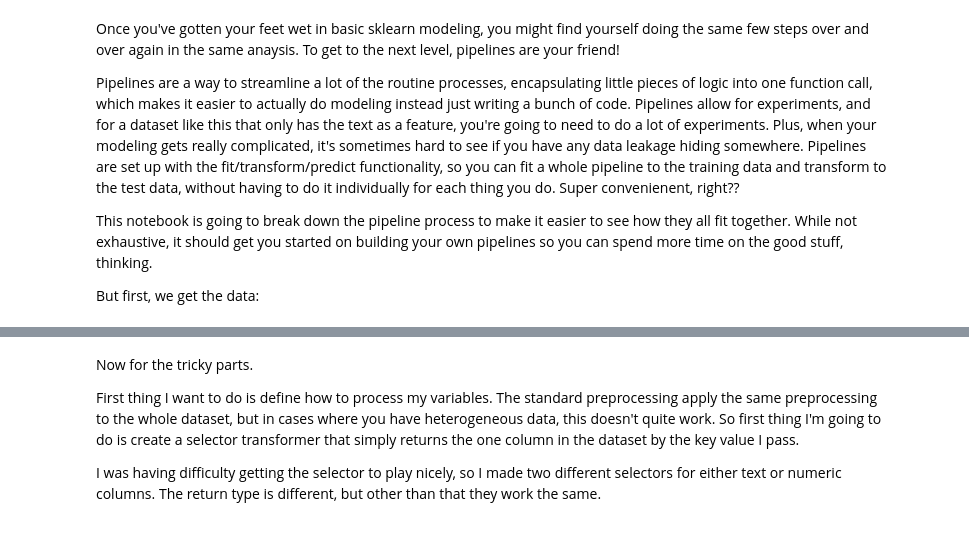
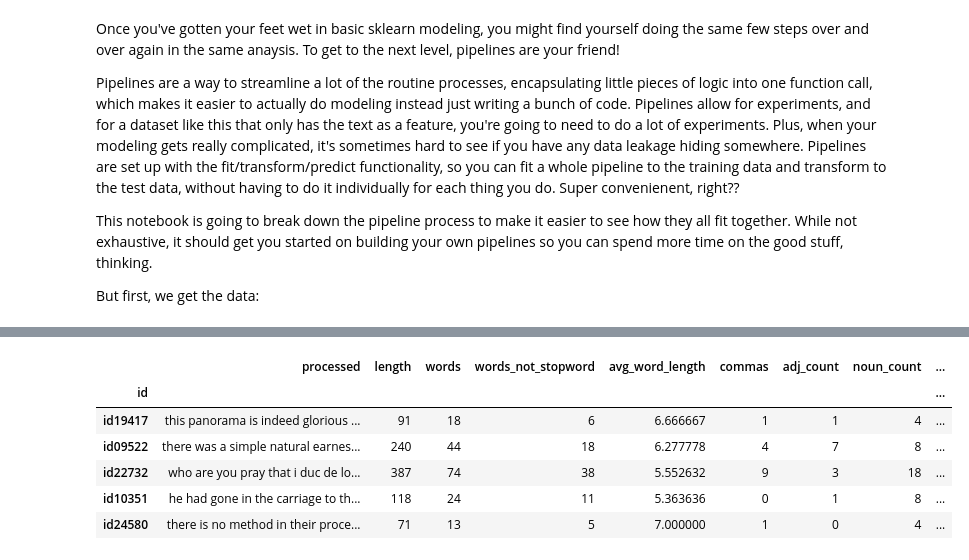
Before and after one commit to mk-imagine/SFSU-CSC620-NLT, a Jupyter notebook: hw9.ipynb, the cells around one changed output, grey strips where cells are left out. Cells and saved outputs as stored; diff of their text form; code cells hidden in the pictures.

```diff
--- a/hw9.ipynb
+++ b/hw9.ipynb
@@ -62,15 +130,17 @@ First step, split your data into training and testing.
 # %%
 from sklearn.model_selection import train_test_split
 
-features= [c for c in df.columns.values if c  not in ['id','text','author']]
-numeric_features= [c for c in df.columns.values if c  not in ['id','text','author','processed']]
+features= [c for c in df.columns.values if c  not in ['id','text','author','pos']]
+numeric_features= [c for c in df.columns.values if c  not in ['id','text','author','processed','pos']]
 target = 'author'
 
 X_train, X_test, y_train, y_test = train_test_split(df[features], df[target], test_size=0.33, random_state=42)
 X_train.head()
+# %% [output]
+|  | processed | length | words | words_not_stopword | avg_word_length | commas | adj_count | noun_count | ... |
+| id |  |  |  |  |  |  |  |  | ... |
+| id19417 | this panorama is indeed glorious ... | 91 | 18 | 6 | 6.666667 | 1 | 1 | 4 | ... |
+| id09522 | there was a simple natural earnes... | 240 | 44 | 18 | 6.277778 | 4 | 7 | 8 | ... |
+| id22732 | who are you pray that i duc de lo... | 387 | 74 | 38 | 5.552632 | 9 | 3 | 18 | ... |
+| id10351 | he had gone in the carriage to th... | 118 | 24 | 11 | 5.363636 | 0 | 1 | 8 | ... |
+| id24580 | there is no method in their proce... | 71 | 13 | 5 | 7.000000 | 1 | 0 | 4 | ... |
-# %% [markdown]
-Now for the tricky parts.
-
-First thing I want to do is define how to process my variables. The standard preprocessing apply the same preprocessing to the whole dataset, but in cases where you have heterogeneous data, this doesn't quite work. So first thing I'm going to do is create a selector transformer that simply returns the one column in the dataset by the key value I pass.
-
-I was having difficulty getting the selector to play nicely, so I made two different selectors for either text or numeric columns. The return type is different, but other than that they work the same.
```
Also changed, not shown: parts of 50 cells of this notebook, 10 other files.
